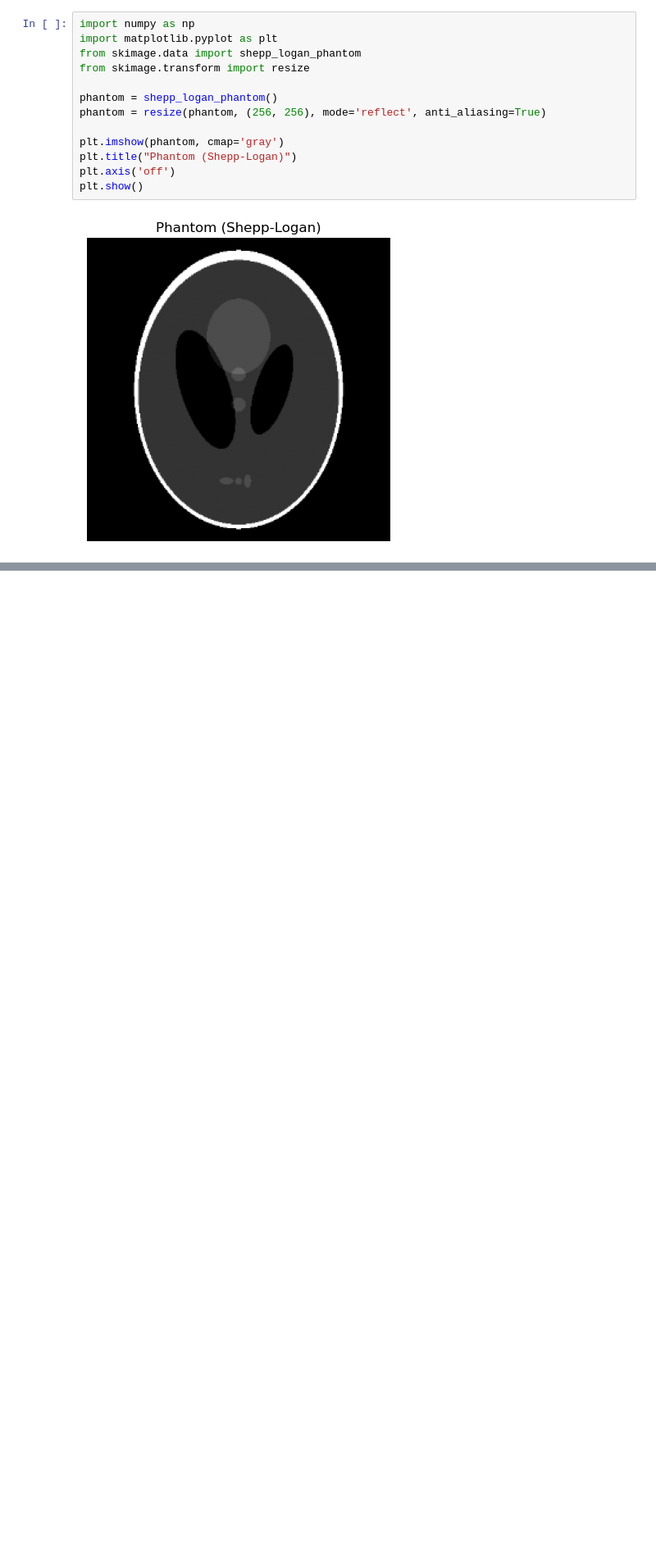
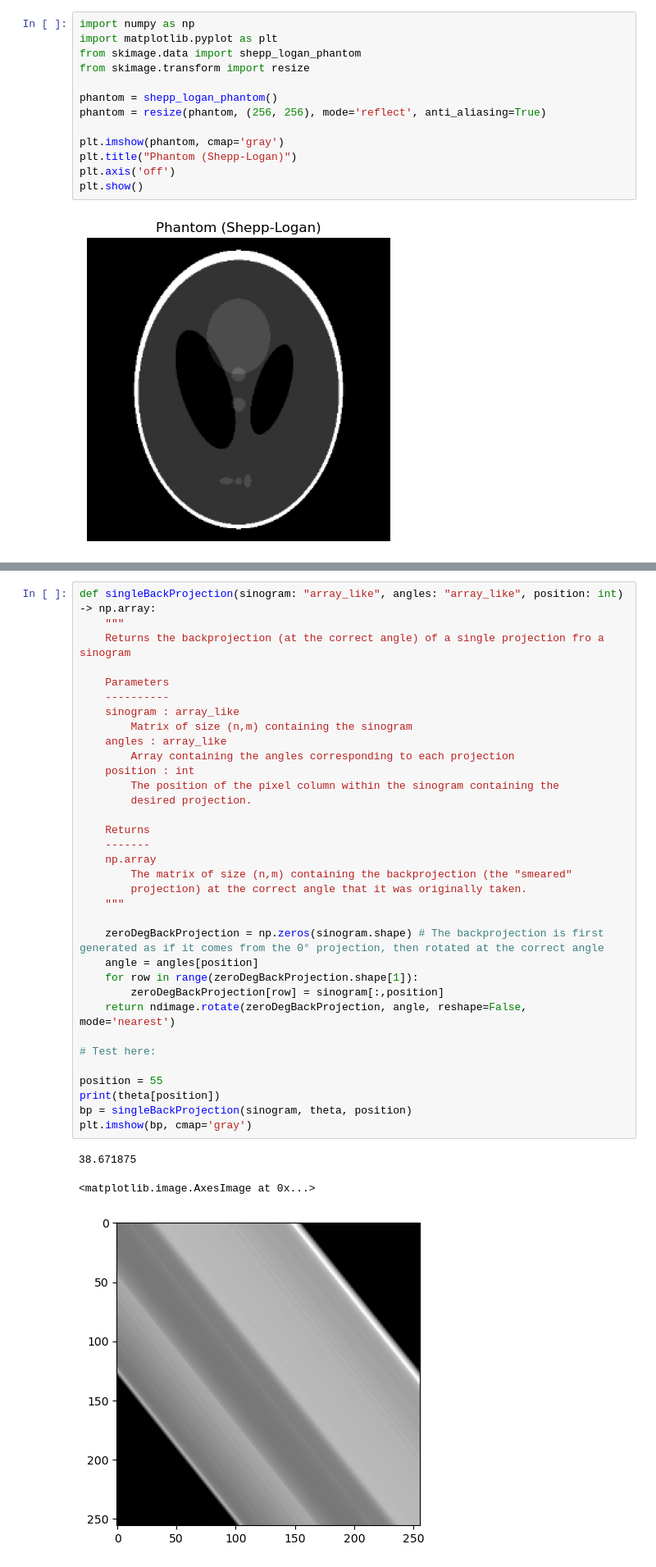
Before and after one commit to odroseroc/ct_reconstruction_project, a Jupyter notebook: notebooks/reconstruction_demo.ipynb, the cells around one changed output, grey strips where cells are left out. Shown at 82% size. Cells and saved outputs as stored; diff of their text form; blank space fills up the shorter version.

Commit message:
Created algorithm for simple backprojection (without filter)

```diff
--- a/notebooks/reconstruction_demo.ipynb
+++ b/notebooks/reconstruction_demo.ipynb
@@ -55,0 +97,38 @@ plt.show()
+# %%
+def singleBackProjection(sinogram: "array_like", angles: "array_like", position: int) -> np.array:
+    """
+    Returns the backprojection (at the correct angle) of a single projection fro a sinogram
+
+    Parameters
+    ----------
+    sinogram : array_like
+        Matrix of size (n,m) containing the sinogram
+    angles : array_like
+        Array containing the angles corresponding to each projection
+    position : int
+        The position of the pixel column within the sinogram containing the
+        desired projection.
+
+    Returns
+    -------
+    np.array
+        The matrix of size (n,m) containing the backprojection (the "smeared"
+        projection) at the correct angle that it was originally taken.
+    """
+
+    zeroDegBackProjection = np.zeros(sinogram.shape) # The backprojection is first generated as if it comes from the 0° projection, then rotated at the correct angle
+    angle = angles[position]
+    for row in range(zeroDegBackProjection.shape[1]):
+        zeroDegBackProjection[row] = sinogram[:,position]
+    return ndimage.rotate(zeroDegBackProjection, angle, reshape=False, mode='nearest')
+
+# Test here:
+
+position = 55
+print(theta[position])
+bp = singleBackProjection(sinogram, theta, position)
+plt.imshow(bp, cmap='gray')
+# %% [output]
+38.671875
+<matplotlib.image.AxesImage at 0x...>
+[figure, added]
```
Also changed, not shown: parts of 21 cells of this notebook, 1 other file.
